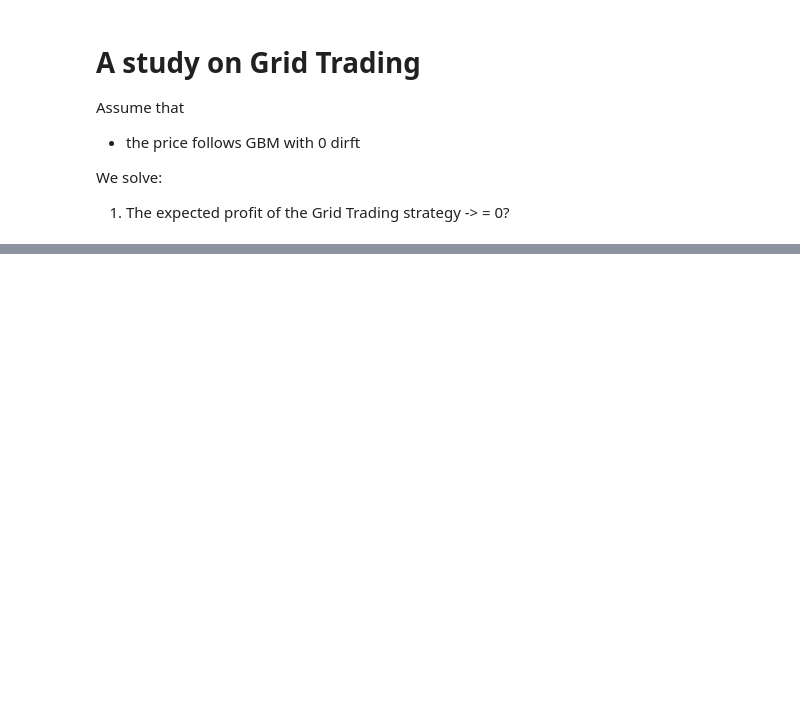
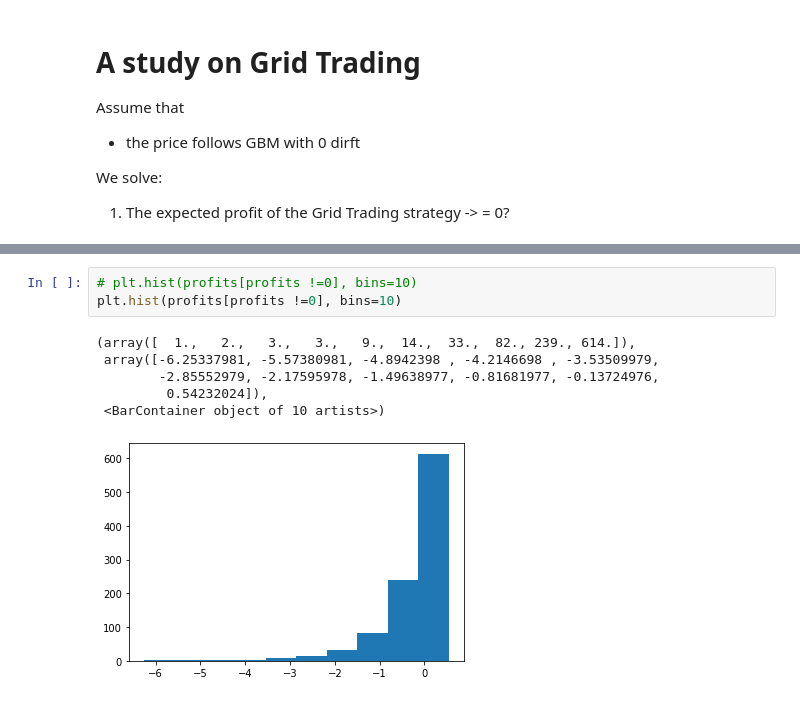
Before and after one commit to June911/GridTrading, a Jupyter notebook: grid_trading.ipynb, the cells around one changed output, grey strips where cells are left out. Drawn from its saved outputs; the diff is of its cells as text; blank space fills up the shorter version.

```diff
--- a/grid_trading.ipynb
+++ b/grid_trading.ipynb
@@ -97,0 +100,10 @@ plt.hist(profits, bins=20)
+# %%
+# plt.hist(profits[profits !=0], bins=10)
+plt.hist(profits[profits !=0], bins=10)
+# %% [output]
+(array([  1.,   2.,   3.,   3.,   9.,  14.,  33.,  82., 239., 614.]),
+ array([-6.25337981, -5.57380981, -4.8942398 , -4.2146698 , -3.53509979,
+        -2.85552979, -2.17595978, -1.49638977, -0.81681977, -0.13724976,
+         0.54232024]),
+ <BarContainer object of 10 artists>)
+[figure, added]
```
Also changed, not shown: parts of 9 cells of this notebook, 12 other files.
